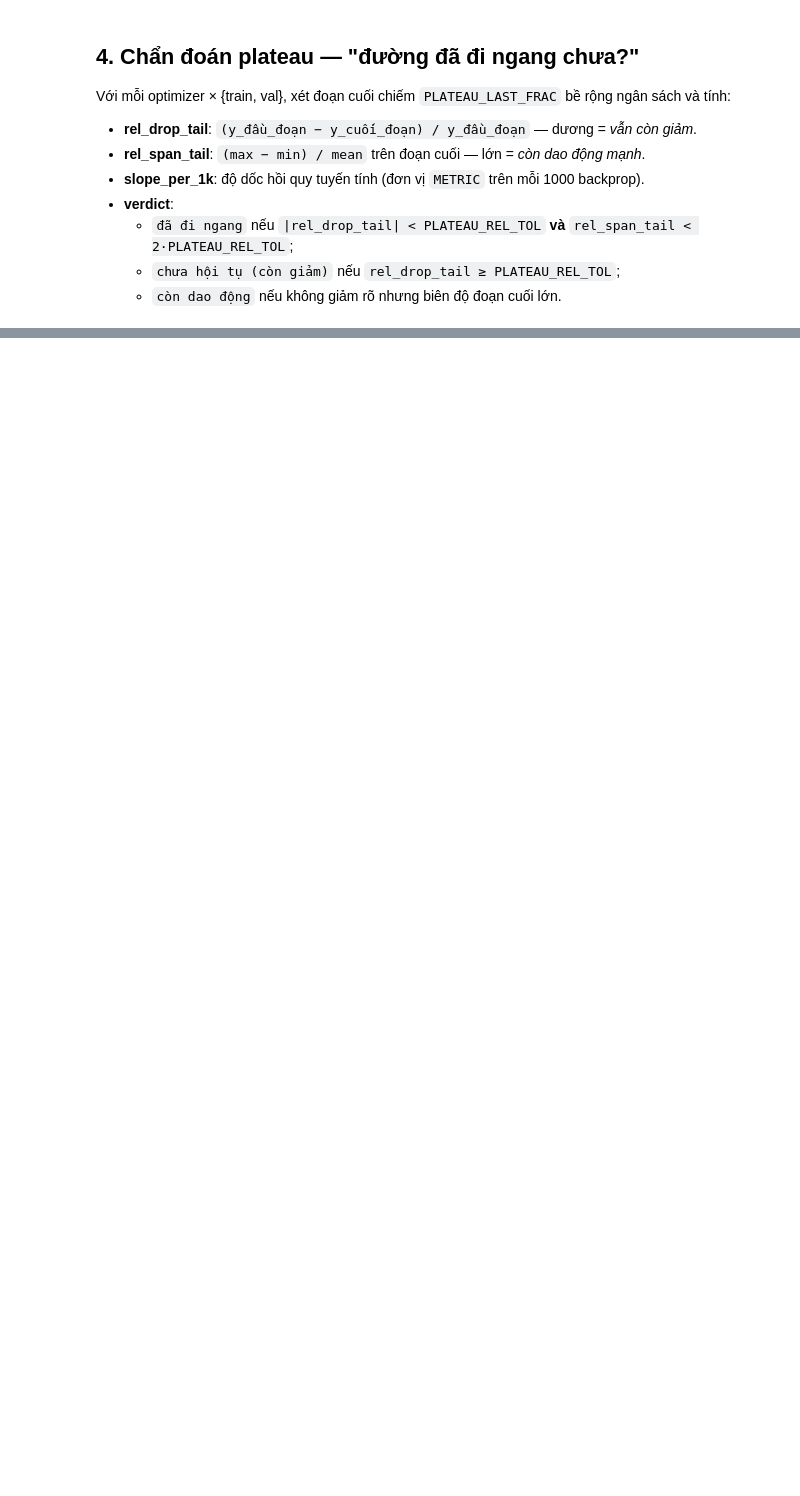
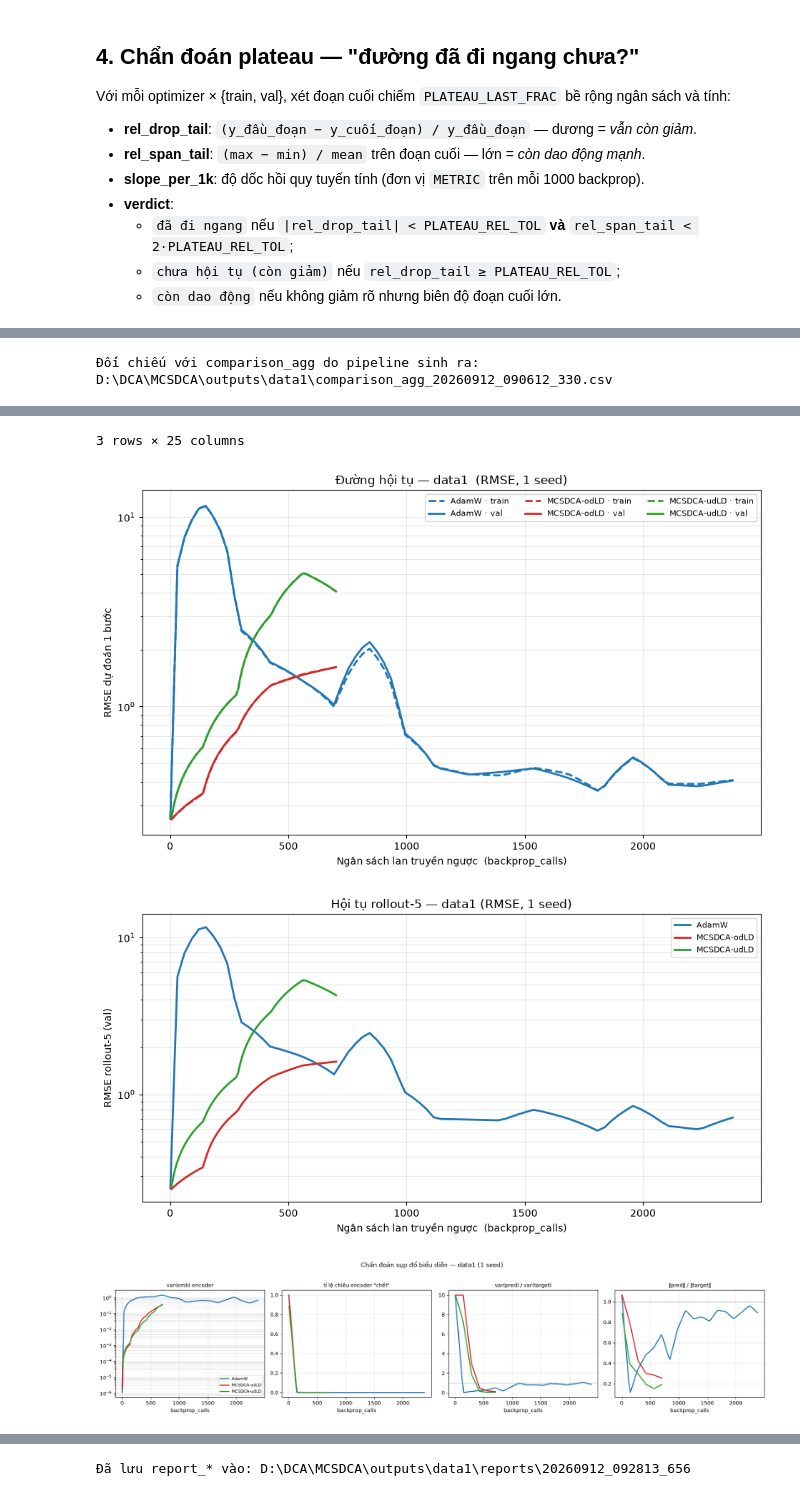
Before and after one commit to tuanvan0302/MCSDCA, a Jupyter notebook: 01_EXPERIMENT1/results_report.ipynb, the cells around one changed output, grey strips where cells are left out. Saved outputs shown, nothing was run; the diff lists cells and outputs as text; code cells hidden in the pictures; blank space fills up the shorter version.

```diff
--- a/01_EXPERIMENT1/results_report.ipynb
+++ b/01_EXPERIMENT1/results_report.ipynb
@@ -402,40 +344,34 @@ Với mỗi optimizer × {train, val}, xét đoạn cuối chiếm `PLATEAU_LAST
   - `chưa hội tụ (còn giảm)` nếu `rel_drop_tail ≥ PLATEAU_REL_TOL`;
   - `còn dao động` nếu không giảm rõ nhưng biên độ đoạn cuối lớn.
 # %%
-def plateau_row(opt, split, ycol):
+def _plateau_row(hist, opt, split, ycol, metric, last_frac, rel_tol):
     res = agg_curve(hist, opt, ycol)
     if res is None:
         return None
     x, mean, _, _ = res
-    y = to_metric(mean)
+    y = to_metric(mean, metric)
     span = x.max() - x.min()
-    mask = x >= (x.max() - PLATEAU_LAST_FRAC * span) if span > 0 else np.ones_like(x, bool)
+    mask = x >= (x.max() - last_frac * span) if span > 0 else np.ones_like(x, bool)
     xt, yt = x[mask], y[mask]
     y0, y1 = float(yt[0]), float(yt[-1])
     rel_drop = (y0 - y1) / abs(y0) if y0 else np.nan
     rel_span = (yt.max() - yt.min()) / abs(yt.mean()) if yt.mean() else np.nan
     slope = np.polyfit(xt, yt, 1)[0] if len(xt) > 1 else 0.0
-    if abs(rel_drop) < PLATEAU_REL_TOL and rel_span < 2 * PLATEAU_REL_TOL:
+    if abs(rel_drop) < rel_tol and rel_span < 2 * rel_tol:
         verdict = 'đã đi ngang'
-    elif rel_drop >= PLATEAU_REL_TOL:
+    elif rel_drop >= rel_tol:
         verdict = 'chưa hội tụ (còn giảm)'
     else:
         verdict = 'còn dao động'
-    return {'optimizer': opt, 'split': split,
-            f'{METRIC_LABEL}_cuối': round(y1, 6),
-            'rel_drop_tail': round(float(rel_drop), 4),
-            'rel_span_tail': round(float(rel_span), 4),
-            'slope_per_1k': f'{slope * 1000:.2e}',
-            'verdict': verdict}
+    return {'optimizer': opt, 'split': split, f'{metric.upper()}_cuối': round(y1, 6),
+            'rel_drop_tail': round(float(rel_drop), 4), 'rel_span_tail': round(float(rel_span), 4),
+            'slope_per_1k': f'{slope * 1000:.2e}', 'verdict': verdict}
 
-rows = []
-for opt in present:
-    for split, ycol in [('train', 'train_mse'), ('val', 'val_mse')]:
-        r = plateau_row(opt, split, ycol)
-        if r:
-            rows.append(r)
-plateau_tbl = pd.DataFrame(rows)
-plateau_tbl.to_csv(REPORT_DIR / 'report_plateau.csv', index=False)
-print(f'Đoạn cuối = {PLATEAU_LAST_FRAC:.0%} bề rộng ngân sách; ngưỡng rel = {PLATEAU_REL_TOL:.0%}')
-print('report_* đã ghi vào:', REPORT_DIR)
-plateau_tbl
+
+def build_plateau_table(hist: pd.DataFrame, present: list[str], metric: str,
+                         last_frac: float, rel_tol: float) -> pd.DataFrame:
+    """Với mỗi optimizer x {train, val}: đoạn cuối `last_frac` bề rộng ngân sách đã đi ngang chưa?
+    rel_drop_tail dương = vẫn còn giảm; rel_span_tail lớn = còn dao động (xem docstring _plateau_row)."""
+    rows = [_plateau_row(hist, opt, split, ycol, metric, last_frac, rel_tol)
+            for opt in present for split, ycol in [('train', 'train_mse'), ('val', 'val_mse')]]
+    return pd.DataFrame([r for r in rows if r])
@@ -461,0 +468,3 @@ Các file đã ghi vào thư mục kết quả: `report_final_table.csv`, `repor
+# %%
+r1 = generate_report(r"D:\DCA\MCSDCA\outputs\data1")
+# %% [output]
@@ -461,0 +483 @@ Các file đã ghi vào thư mục kết quả: `report_final_table.csv`, `repor
+Đối chiếu với comparison_agg do pipeline sinh ra: D:\DCA\MCSDCA\outputs\data1\comparison_agg_20260912_090612_330.csv
@@ -461,0 +488,4 @@ Các file đã ghi vào thư mục kết quả: `report_final_table.csv`, `repor
+3 rows × 25 columns
+[figure, added]
+[figure, added]
+[figure, added]
@@ -461,0 +504 @@ Các file đã ghi vào thư mục kết quả: `report_final_table.csv`, `repor
+Đã lưu report_* vào: D:\DCA\MCSDCA\outputs\data1\reports\20260912_092813_656
```
Also changed, not shown: parts of 18 cells of this notebook.
